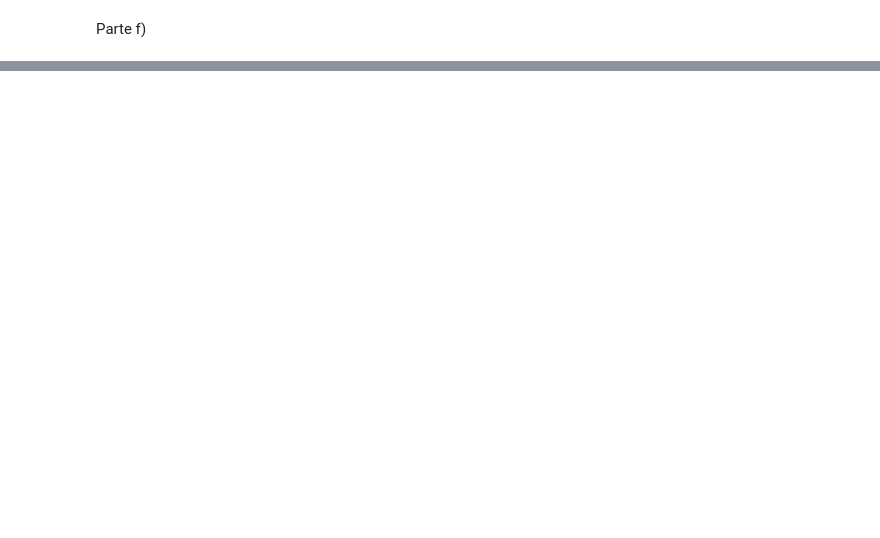
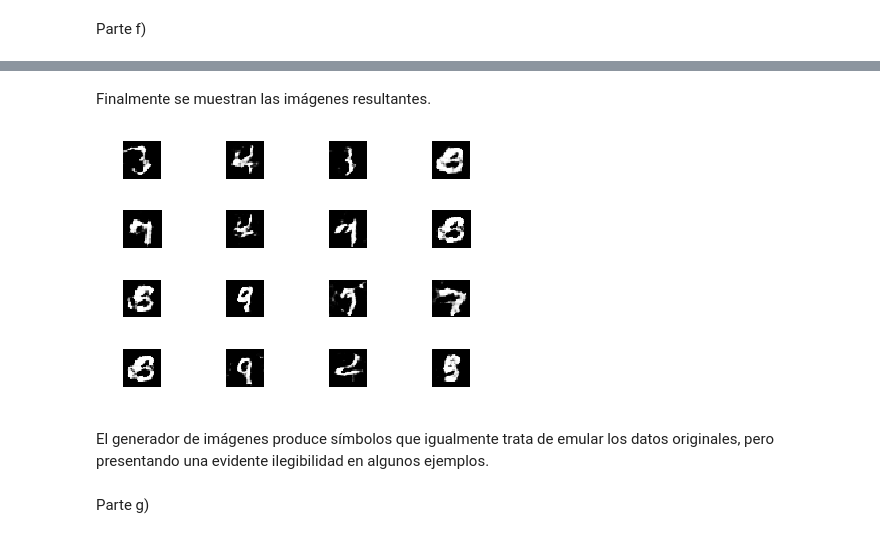
Before and after one commit to csaldias/tarea3-RedesNeuronales, a Jupyter notebook: Pregunta 1.ipynb, the cells around one changed output, grey strips where cells are left out. Cells and saved outputs as stored; diff of their text form; code cells hidden in the pictures; blank space fills up the shorter version.

```diff
--- a/Pregunta 1.ipynb
+++ b/Pregunta 1.ipynb
@@ -1027,0 +1052,21 @@ Parte f)
+# %%
+from keras.layers import BatchNormalization,Reshape,UpSampling2D,Conv2DTranspose,Activation
+## Generator
+G = Sequential()
+dim = 14
+input_dim= 2 #para que sea similar al vAE
+G.add(Dense(128, input_dim=input_dim))
+G.add(BatchNormalization())
+G.add(Activation('relu'))
+G.add(Dense(dim*dim*depth))
+G.add(BatchNormalization())
+G.add(Activation('relu'))
+G.add(Reshape((dim, dim, depth)))
+G.add(Conv2DTranspose(int(depth/2), (3,3), padding='same',strides=(2,2)))
+G.add(BatchNormalization())
+G.add(Activation('relu'))
+G.add(Conv2DTranspose(int(depth/2), (3,3), padding='same'))
+G.add(BatchNormalization())
+G.add(Activation('relu'))
+G.add(Conv2DTranspose(channel, (3,3), padding='same'))
+G.add(Activation('sigmoid'))
@@ -1027,0 +1167,21 @@ Parte f)
+# %% [markdown]
+Finalmente se muestran las imágenes resultantes.
+# %%
+N = 16
+noise = np.random.uniform(-1.6, 1.6, size=[N, input_dim])
+images = G.predict(noise)
+import matplotlib.pyplot as plt
+for i in range(images.shape[0]):
+    plt.subplot(4, 4, i+1)
+    image = images[i, :, :, :]
+    image = np.reshape(image, [img_rows, img_cols])
+    plt.imshow(image, cmap='gray')
+    plt.axis('off')
+plt.tight_layout()
+plt.show()
+# %% [output]
+[figure, added]
+# %% [markdown]
+El generador de imágenes produce símbolos que igualmente trata de emular los datos originales, pero presentando una evidente ilegibilidad en algunos ejemplos.
+# %% [markdown]
+Parte g)
```
Also changed, not shown: parts of 48 cells of this notebook.
